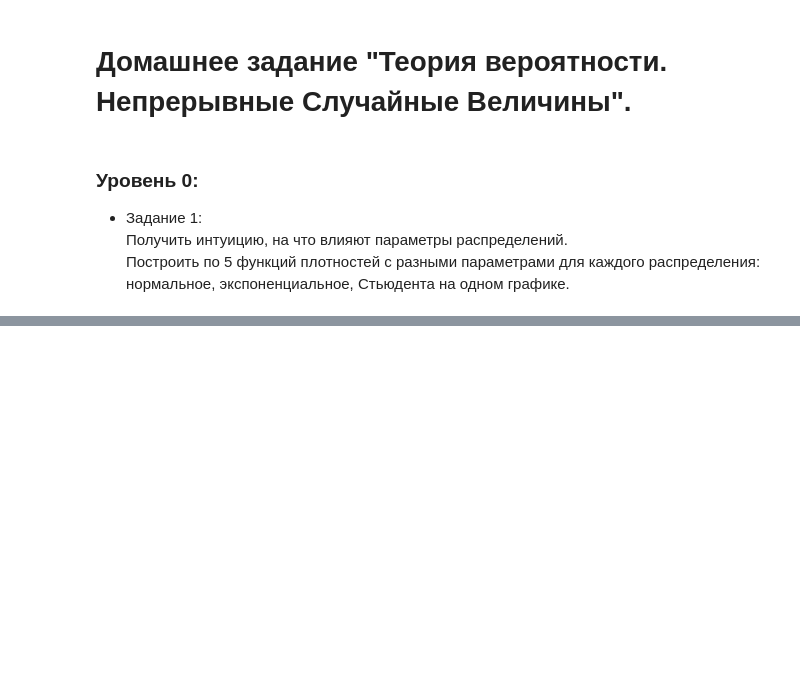
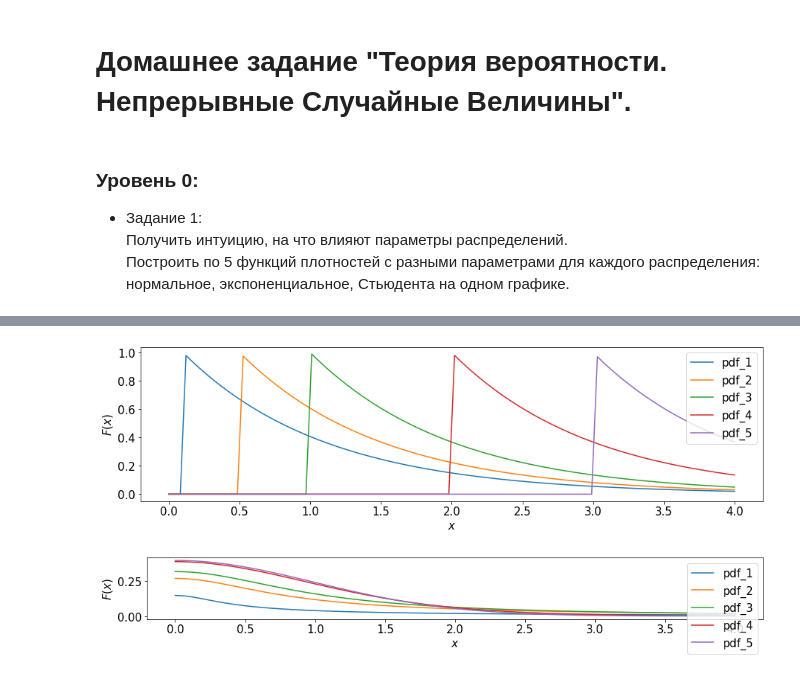
Before and after one commit to Boris111096/linal, a Jupyter notebook: 08_stat/08_stat.ipynb, the cells around one changed output, grey strips where cells are left out. Saved outputs shown, nothing was run; the diff lists cells and outputs as text; code cells hidden in the pictures; blank space fills up the shorter version.

```diff
--- a/08_stat/08_stat.ipynb
+++ b/08_stat/08_stat.ipynb
@@ -41,20 +17,0 @@ plt.show()
-# %%
-lam = 0.1
-expon_rv = sts.expon(lam)
-x = np.linspace(0,4,100)
-cdf = expon_rv.cdf(x)
-pdf = expon_rv.pdf(x)
-isf = expon_rv.isf(x)
-sf = expon_rv.sf(x)
-ppf = expon_rv.ppf(x)
-plt.figure(figsize=(15, 15))
-CDF, = plt.plot(x, cdf, label = 'cdf')
-PDF, = plt.plot(x, pdf, label = 'pdf')
-ISF, = plt.plot(x, isf, label = 'isf')
-SF, = plt.plot(x, sf, label = 'sf')
-PPF, = plt.plot(x, ppf, label = 'ppf')
-plt.ylabel('$F(x)$')
-plt.xlabel('$x$')
-plt.legend(handles=[CDF,PDF,ISF,SF,PPF], loc='upper right')
-plt.axis('scaled')
-plt.show()
@@ -85,0 +32,28 @@ plt.show()
+# %%
+x = np.linspace(0,4,100)
+plt.figure(figsize=(15, 15))
+for lam, leg in [[0.1,'pdf_1'],[0.5,'pdf_2'],[1,'pdf_3'],[2,'pdf_4'],[3,'pdf_5']]:
+    expon_rv = sts.expon(lam)
+    pdf = expon_rv.pdf(x)
+    plt.plot(x,pdf,label=leg)
+plt.ylabel('$F(x)$')
+plt.xlabel('$x$')
+plt.legend(loc='upper right')
+plt.axis('scaled')
+plt.show()
+# %% [output]
+[figure, added]
+# %%
+x = np.linspace(0,4,100)
+plt.figure(figsize=(15, 15))
+for n, leg in [[0.1,'pdf_1'],[0.5,'pdf_2'],[1,'pdf_3'],[10,'pdf_4'],[100,'pdf_5']]:
+    t_rv = sts.t(n)
+    pdf = t_rv.pdf(x)
+    plt.plot(x,pdf,label=leg)
+plt.ylabel('$F(x)$')
+plt.xlabel('$x$')
+plt.legend(loc='upper right')
+plt.axis('scaled')
+plt.show()
+# %% [output]
+[figure, added]
```
Also changed, not shown: parts of 4 cells of this notebook.
